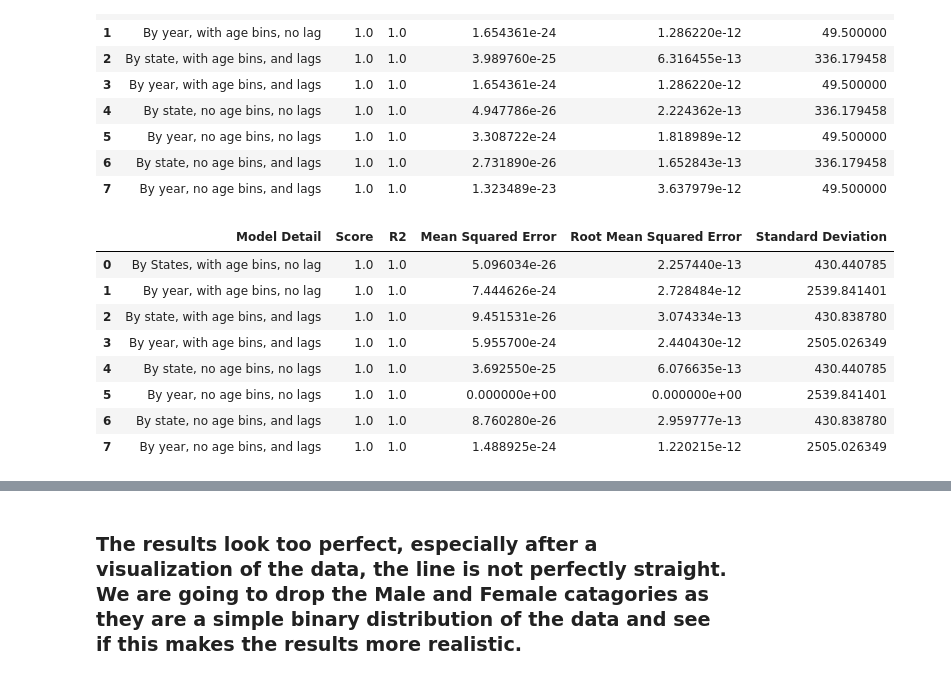
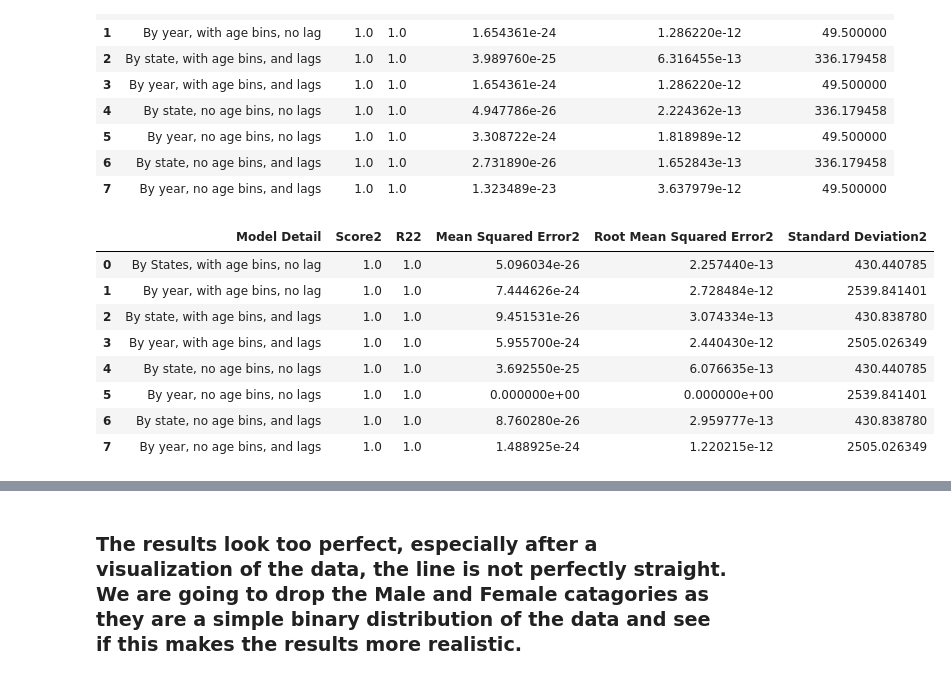
Before and after one commit to henniferkay/tbUS, a Jupyter notebook: linear_reg_cases.ipynb, the cells around one changed output, grey strips where cells are left out. Cells and saved outputs as stored; diff of their text form; code cells hidden in the pictures.

```diff
--- a/linear_reg_cases.ipynb
+++ b/linear_reg_cases.ipynb
@@ -227,7 +220,7 @@ yearly_cases.drop(columns = states, inplace=True)
 #add lags to original df
 tb_df_with_lags = tb_filtered.copy()
 for lag in range(1, 3):
-    tb_df_with_lags[f'Cases_lag_{lag}'] = tb_df_with_lags['Sum'].shift(lag)
+    tb_df_with_lags[f'lag_{lag}'] = tb_df_with_lags['Sum'].shift(lag)
 tb_df_with_lags.dropna(inplace=True)
 
 #group df with lags by year
@@ -263,21 +256,3 @@ dfs_and_info = {
     "By state, no age bins, and lags": no_ages_yes_lags,
     "By year, no age bins, and lags": no_state_no_ages_yes_lags
         }
-# %%
-results_df_split = pd.DataFrame(columns =['Model Detail', 'Score', 'R2', 'Mean Squared Error',
-       'Root Mean Squared Error', 'Standard Deviation'])
-results_df_not_split = pd.DataFrame(columns =['Model Detail', 'Score', 'R2', 'Mean Squared Error',
-       'Root Mean Squared Error', 'Standard Deviation'])
-
-for model_info, df in dfs_and_info.items():
-    #run all dfs through both models
-    results_dict = lr_model(df, model_info)
-    results_dict2 = lr_model2(df, model_info)
-    #turn dicts that is output from function into dfs
-    new_row = pd.DataFrame([results_dict])
-    new_row2 = pd.DataFrame([results_dict2])
-    # concat to result dfs
-    results_df_split = pd.concat([results_df, new_row], ignore_index=True)
-    results_df_not_split = pd.concat([results_df2, new_row2], ignore_index=True)
-results_df_split
-results_df_not_split
@@ -287,7 +258,0 @@ results_df_not_split
-# %%
-#run function that creates model and tests and trains
-results_dict = lr_model(tb_filtered, "By year, no age bins, and lags")
-
-# # Convert the dict to df
-results_df = pd.DataFrame([results_dict])
-results_df.head()
@@ -297,8 +258,0 @@ results_df.head()
-# %%
-for model_info, df in dfs_and_info.items():
-    results_dict = lr_model(df, model_info)
-    #turn dict that is output from function into df
-    new_row = pd.DataFrame([results_dict])
-    # concat to result df
-    results_df = pd.concat([results_df, new_row], ignore_index=True)
-results_df
@@ -335,18 +278,18 @@ results_df_split
 | 6 | By state, no age bins, and lags | 1.0 | 1.0 | 2.731890e-26 | 1.652843e-13 | 336.179458 |
 | 7 | By year, no age bins, and lags | 1.0 | 1.0 | 1.323489e-23 | 3.637979e-12 | 49.500000 |
 # %%
-results_df_not_split = pd.DataFrame(columns =['Model Detail', 'Score', 'R2', 'Mean Squared Error',
-       'Root Mean Squared Error', 'Standard Deviation'])
+results_df_not_split = pd.DataFrame(columns =['Model Detail', 'Score2', 'R22', 'Mean Squared Error2',
+       'Root Mean Squared Error2', 'Standard Deviation2'])
 
 for model_info, df in dfs_and_info.items():
     results_dict2 = lr_model2(df, model_info)
     #turn dict that is output from function into df
     new_row = pd.DataFrame([results_dict2])
     # concat to result df
     results_df_not_split = pd.concat([results_df_not_split, new_row], ignore_index=True)
 results_df_not_split
 # %% [output]
-|  | Model Detail | Score | R2 | Mean Squared Error | Root Mean Squared Error | Standard Deviation |
+|  | Model Detail | Score2 | R22 | Mean Squared Error2 | Root Mean Squared Error2 | Standard Deviation2 |
 | 0 | By States, with age bins, no lag | 1.0 | 1.0 | 5.096034e-26 | 2.257440e-13 | 430.440785 |
 | 1 | By year, with age bins, no lag | 1.0 | 1.0 | 7.444626e-24 | 2.728484e-12 | 2539.841401 |
 | 2 | By state, with age bins, and lags | 1.0 | 1.0 | 9.451531e-26 | 3.074334e-13 | 430.838780 |
```
Also changed, not shown: parts of 27 cells of this notebook, 1 other file.
